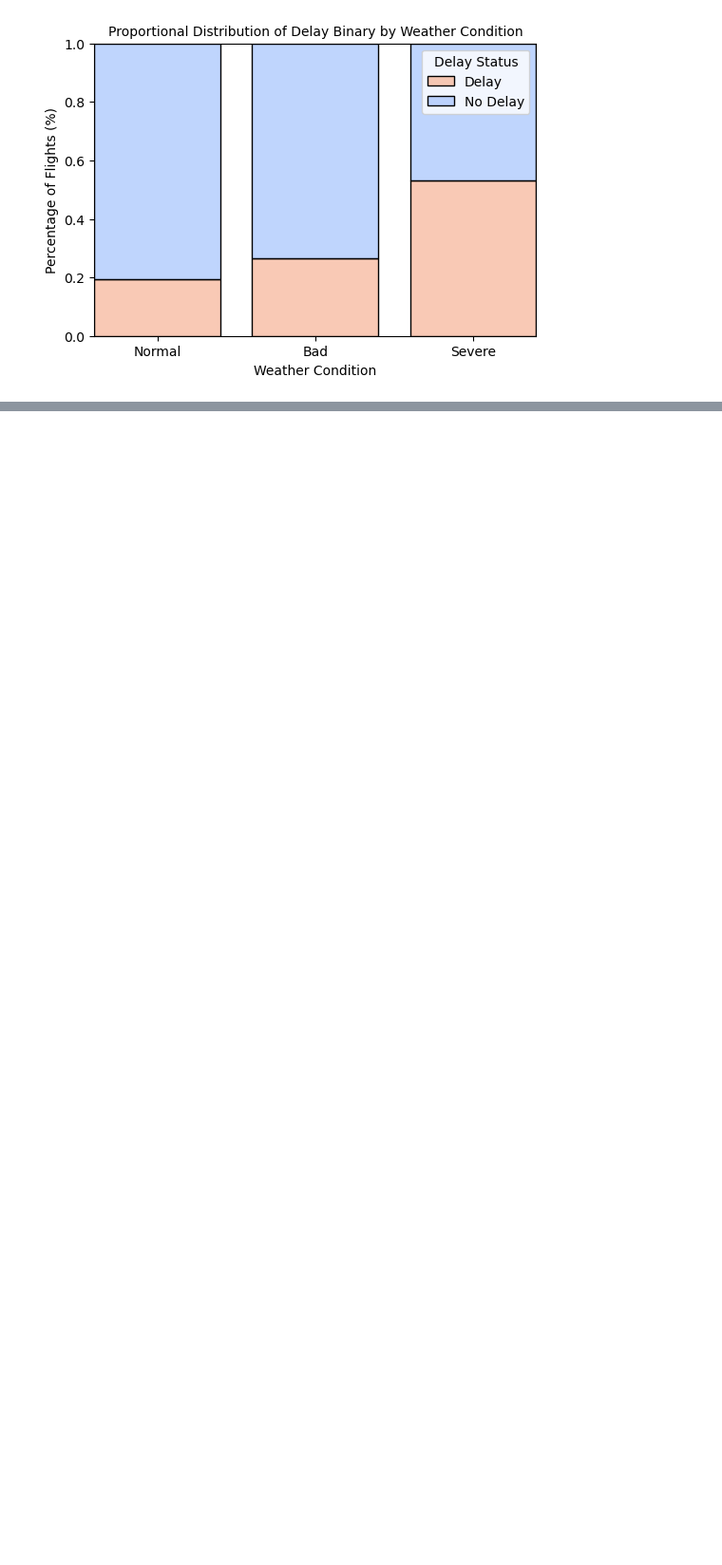
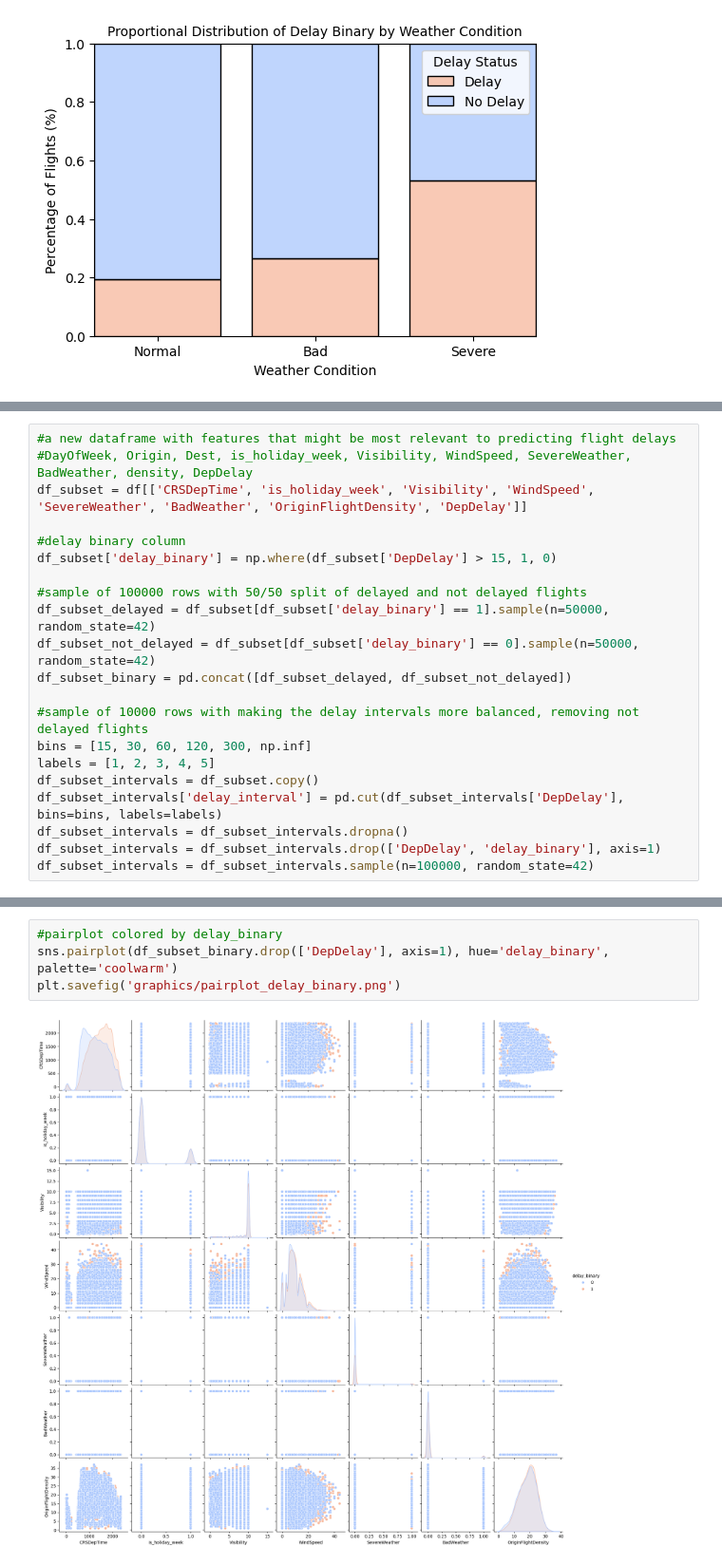
Before and after one commit to kyllan16693/flight-delay-prediction, a Jupyter notebook: eda.ipynb, the cells around one changed output, grey strips where cells are left out. Shown at 95% size. Drawn from its saved outputs; the diff is of its cells as text; blank space fills up the shorter version.

```diff
--- a/eda.ipynb
+++ b/eda.ipynb
@@ -511,2 +495,23 @@ Explained Variance:  [1.68850616e-01 1.08950269e-01 7.77108751e-02 7.07742997e-0
 <matplotlib.legend.Legend at 0x...>
 [figure]
+# %%
+#a new dataframe with features that might be most relevant to predicting flight delays
+#DayOfWeek, Origin, Dest, is_holiday_week, Visibility, WindSpeed, SevereWeather, BadWeather, density, DepDelay
+df_subset = df[['CRSDepTime', 'is_holiday_week', 'Visibility', 'WindSpeed', 'SevereWeather', 'BadWeather', 'OriginFlightDensity', 'DepDelay']]
+
+#delay binary column
+df_subset['delay_binary'] = np.where(df_subset['DepDelay'] > 15, 1, 0)
+
+#sample of 100000 rows with 50/50 split of delayed and not delayed flights
+df_subset_delayed = df_subset[df_subset['delay_binary'] == 1].sample(n=50000, random_state=42)
+df_subset_not_delayed = df_subset[df_subset['delay_binary'] == 0].sample(n=50000, random_state=42)
+df_subset_binary = pd.concat([df_subset_delayed, df_subset_not_delayed])
+
+#sample of 10000 rows with making the delay intervals more balanced, removing not delayed flights
+bins = [15, 30, 60, 120, 300, np.inf]
+labels = [1, 2, 3, 4, 5]
+df_subset_intervals = df_subset.copy()
+df_subset_intervals['delay_interval'] = pd.cut(df_subset_intervals['DepDelay'], bins=bins, labels=labels)
+df_subset_intervals = df_subset_intervals.dropna()
+df_subset_intervals = df_subset_intervals.drop(['DepDelay', 'delay_binary'], axis=1)
+df_subset_intervals = df_subset_intervals.sample(n=100000, random_state=42)
@@ -512,0 +524,6 @@ Explained Variance:  [1.68850616e-01 1.08950269e-01 7.77108751e-02 7.07742997e-0
+# %%
+#pairplot colored by delay_binary
+sns.pairplot(df_subset_binary.drop(['DepDelay'], axis=1), hue='delay_binary', palette='coolwarm')
+plt.savefig('graphics/pairplot_delay_binary.png')
+# %% [output]
+[figure, added]
```
Also changed, not shown: parts of 22 cells of this notebook.
